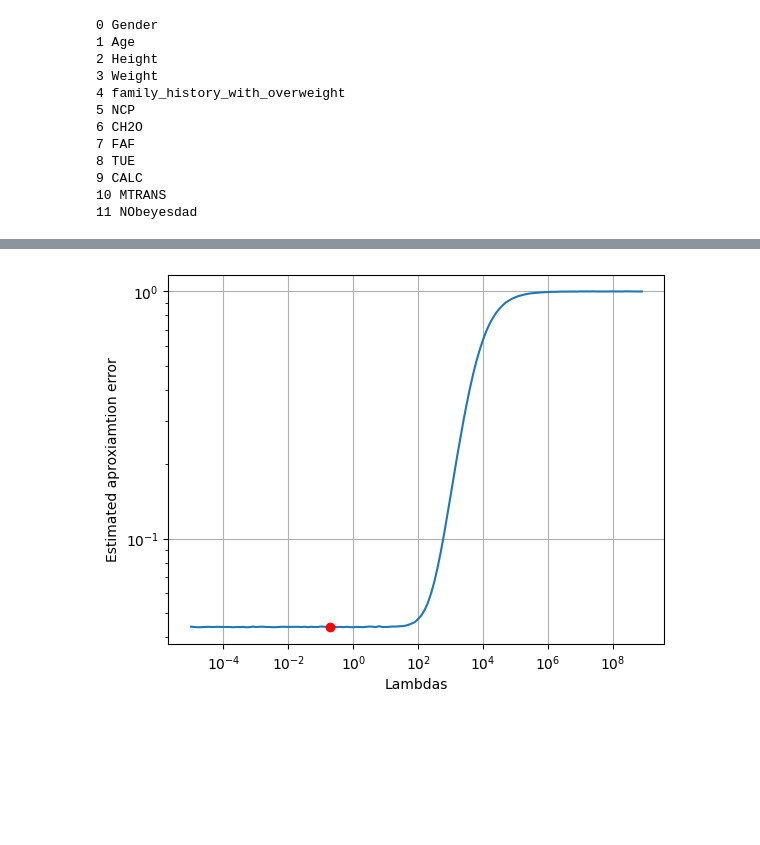
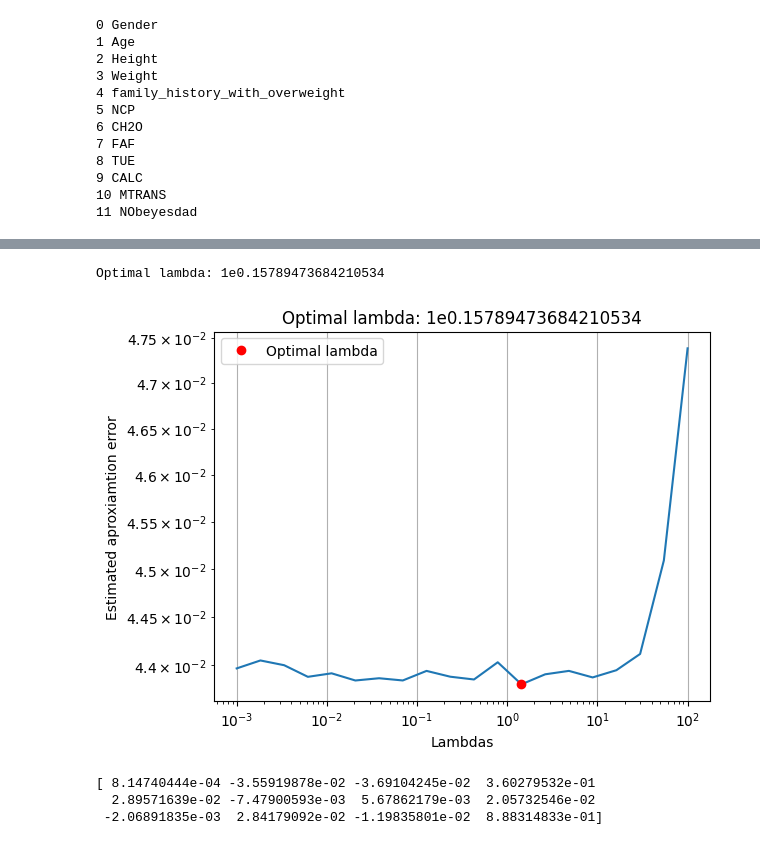
Before and after one commit to lukasketzer/machine_learning_code, a Jupyter notebook: Project2/src/RegularizationRegression.ipynb, the cells around one changed output, grey strips where cells are left out. Drawn from its saved outputs; the diff is of its cells as text; code cells hidden in the pictures; blank space fills up the shorter version.

Commit message:
linear regression graph

```diff
--- a/Project2/src/RegularizationRegression.ipynb
+++ b/Project2/src/RegularizationRegression.ipynb
@@ -181,6 +164,6 @@ for train_index, test_index in CV.split(X, y):
 # %%
 # generalization error as a function of lambda
-lambdas = np.power(10,np.arange(-5, 9, 0.1).astype(float))
+lambdas = np.power(10,np.linspace(-3, 2, 20).astype(float))
 T = len(lambdas)
 K = 10
 
@@ -205,37 +188,47 @@ for i, l in  enumerate(lambdas):
 
         lambdaI = l * np.eye(M)
         lambdaI[0, 0] = 0  # Do no regularize the bias term
         w_regularization[:, i] = np.linalg.solve(XtX + lambdaI, Xty).squeeze()
         # Compute mean squared error with regularization with optimal lambda
         Error_per_lambda_train[k, i] = (
             np.square(y_train - X_train @ w_regularization[:, i]).sum(axis=0) / y_train.shape[0]
             # np.mean(y_train - X_train @ w_regularization[:, i], axis=0)
         )
         Error_per_lambda_test[k, i] = (
             np.square(y_test - X_test @ w_regularization[:, i]).sum(axis=0) / y_test.shape[0]
             # np.mean(y_train - X_train @ w_regularization[:, i], axis=0)
         )
 
         k += 1
 
 GenError_per_lamba_test = np.empty((T, 1))
 GenError_per_lamba_train = np.empty((T, 1))
 
 for i in range(T):
-    GenError_per_lamba_test[i] = np.mean(Error_per_lambda_test[:, i])
-    GenError_per_lamba_train[i] = np.mean(Error_per_lambda_train[:, i])
+    GenError_per_lamba_test[i] = np.sum(Error_per_lambda_test[:, i])/K
+    GenError_per_lamba_train[i] = np.sum(Error_per_lambda_train[:, i])/K
 
 
 loglog(lambdas, GenError_per_lamba_test)
 min_arg = np.argmin(GenError_per_lamba_test)
 plot(lambdas[min_arg], GenError_per_lamba_test[min_arg], "ro", label="Optimal lambda")
-print(opt)
+print(f"Optimal lambda: 1e{np.log10(lambdas[min_arg])}")
+title(f"Optimal lambda: 1e{np.log10(lambdas[min_arg])}")
 grid()
+legend()
 xlabel("Lambdas")
 ylabel("Estimated aproxiamtion error")
 show()
 # %% [output]
+Optimal lambda: 1e0.15789473684210534
-[figure, old version]
+[figure, new version]
+# %%
+optimal_lambda = lambdas[min_arg]
+print(w_regularization[:, min_arg])
+# %% [output]
+[ 8.14740444e-04 -3.55919878e-02 -3.69104245e-02  3.60279532e-01
+  2.89571639e-02 -7.47900593e-03  5.67862179e-03  2.05732546e-02
+ -2.06891835e-03  2.84179092e-02 -1.19835801e-02  8.88314833e-01]
 # %%
 # Display results
 print("Linear regression without regularization:")
```
Also changed, not shown: parts of 2 cells of this notebook.
